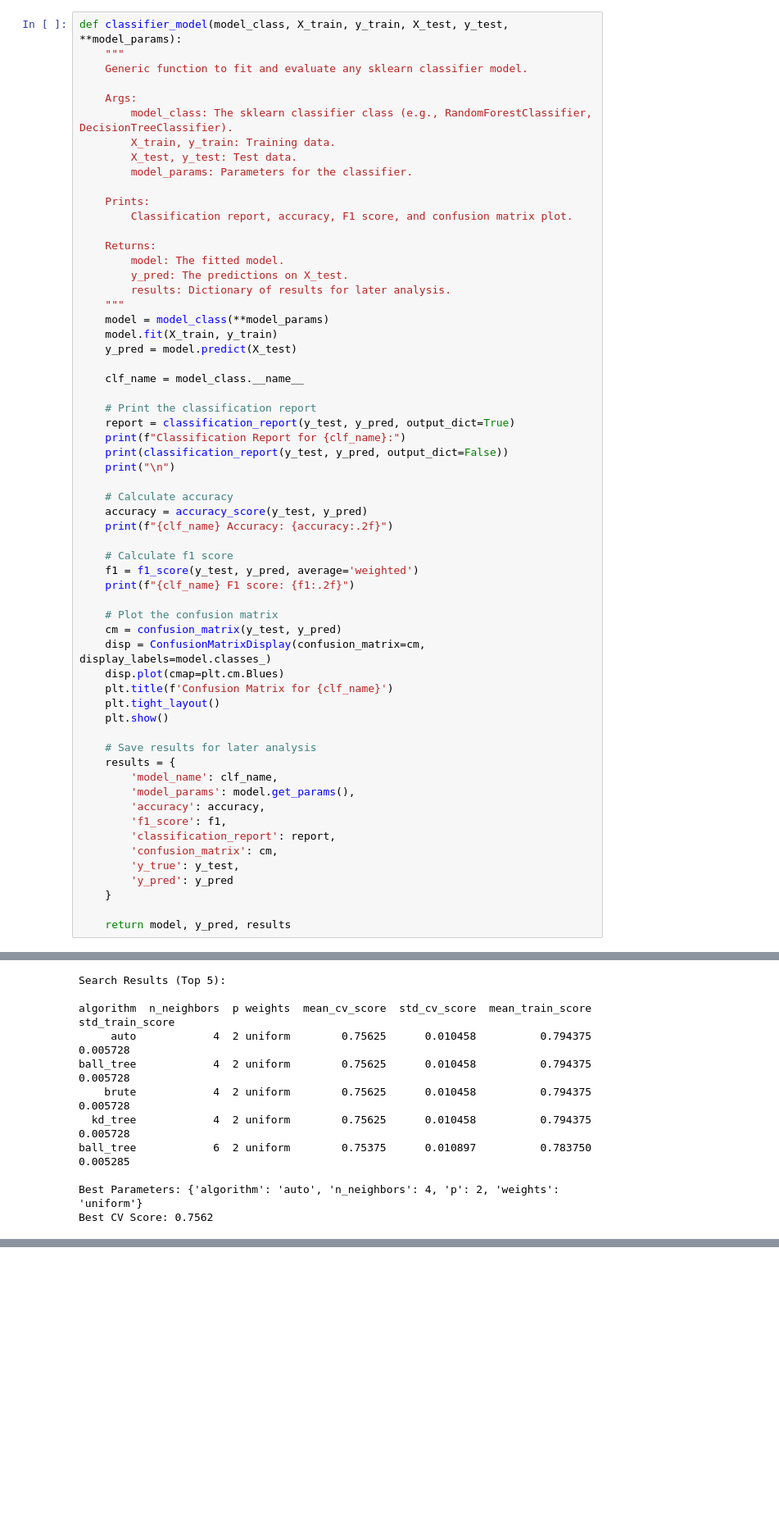
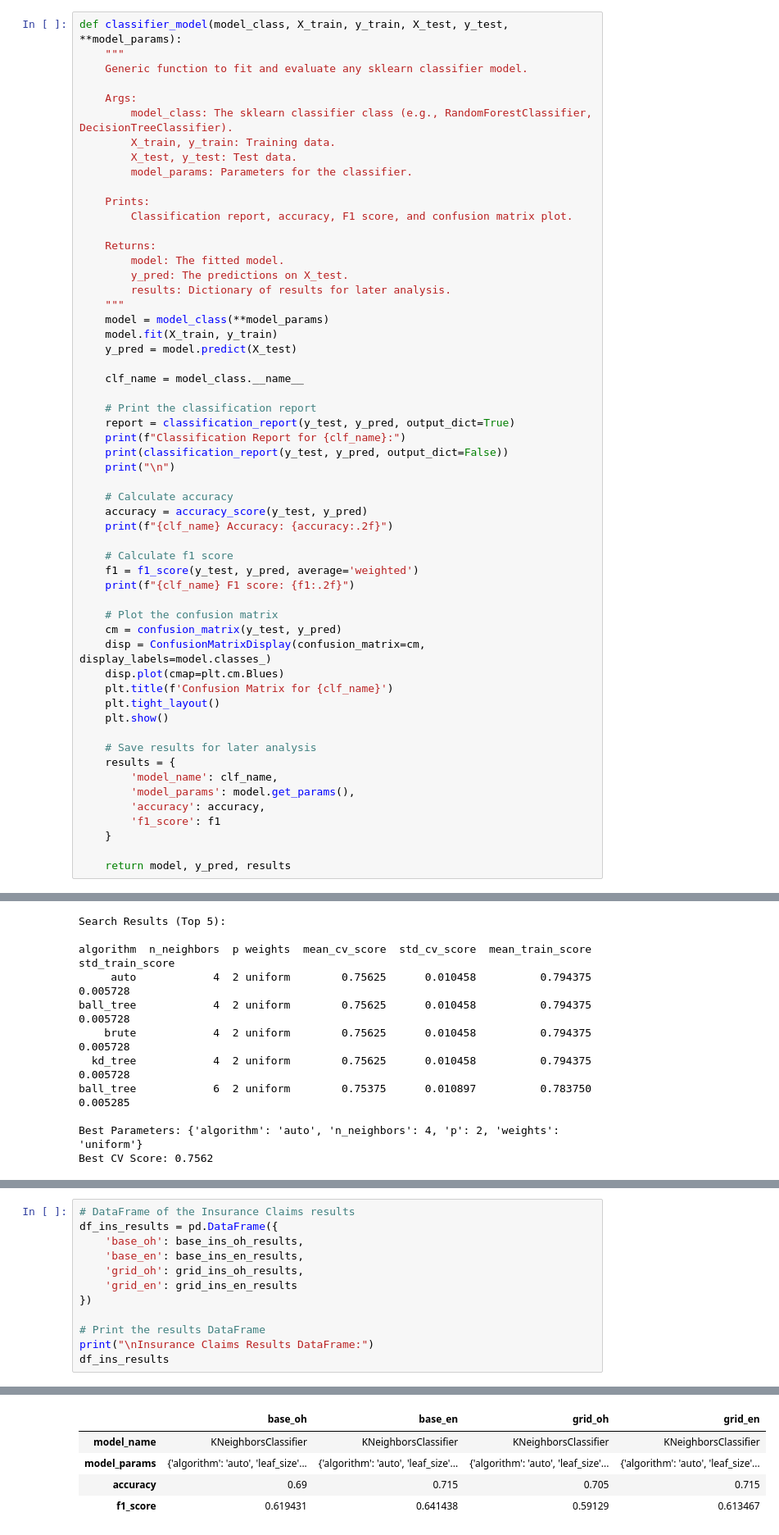
Before and after one commit to jtvon/799S-Data-Science-Capstone, a Jupyter notebook: Week-8-jupyter-notebook.ipynb, the cells around one changed output, grey strips where cells are left out. Shown at 82% size. Drawn from its saved outputs; the diff is of its cells as text; blank space fills up the shorter version.

```diff
--- a/Week-8-jupyter-notebook.ipynb
+++ b/Week-8-jupyter-notebook.ipynb
@@ -259,11 +259,7 @@ def classifier_model(model_class, X_train, y_train, X_test, y_test, **model_para
         'model_name': clf_name,
         'model_params': model.get_params(),
         'accuracy': accuracy,
-        'f1_score': f1,
-        'classification_report': report,
-        'confusion_matrix': cm,
-        'y_true': y_test,
-        'y_pred': y_pred
+        'f1_score': f1
     }
 
     return model, y_pred, results
@@ -412,3 +408,16 @@ weighted avg       0.66      0.71      0.61       200
 KNeighborsClassifier Accuracy: 0.71
 KNeighborsClassifier F1 score: 0.61
 [figure]
+# %%
+# DataFrame of the Insurance Claims results
+df_ins_results = pd.DataFrame({
+    'base_oh': base_ins_oh_results,
+    'base_en': base_ins_en_results,
+    'grid_oh': grid_ins_oh_results,
+    'grid_en': grid_ins_en_results
+})
+
+# Print the results DataFrame
+print("\nInsurance Claims Results DataFrame:")
+df_ins_results
+# %% [output]
@@ -415,3 +425,8 @@ KNeighborsClassifier F1 score: 0.61
+|  | base_oh | base_en | grid_oh | grid_en |
+| model_name | KNeighborsClassifier | KNeighborsClassifier | KNeighborsClassifier | KNeighborsClassifier |
+| model_params | {'algorithm': 'auto', 'leaf_size'... | {'algorithm': 'auto', 'leaf_size'... | {'algorithm': 'auto', 'leaf_size'... | {'algorithm': 'auto', 'leaf_size'... |
+| accuracy | 0.69 | 0.715 | 0.705 | 0.715 |
+| f1_score | 0.619431 | 0.641438 | 0.59129 | 0.613467 |
 # %% [markdown]
 ## Car Claims Dataset
 # %%
```
Also changed, not shown: parts of 2 cells of this notebook, 2 other files.
